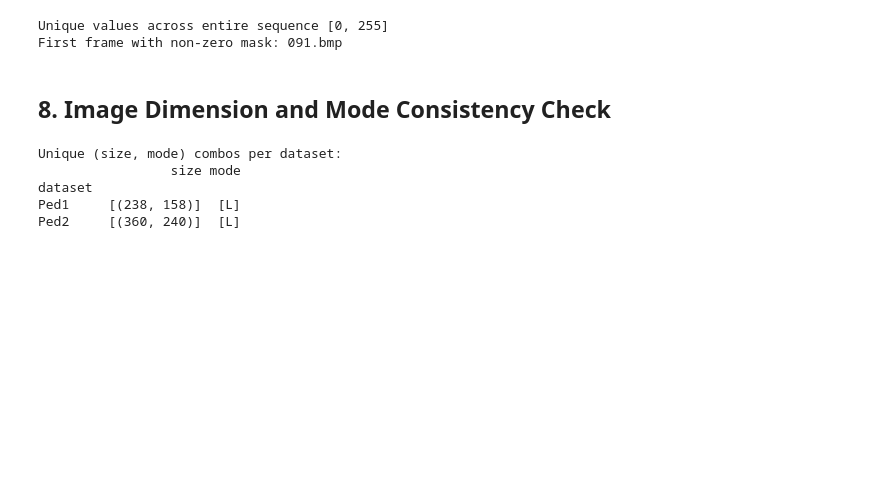
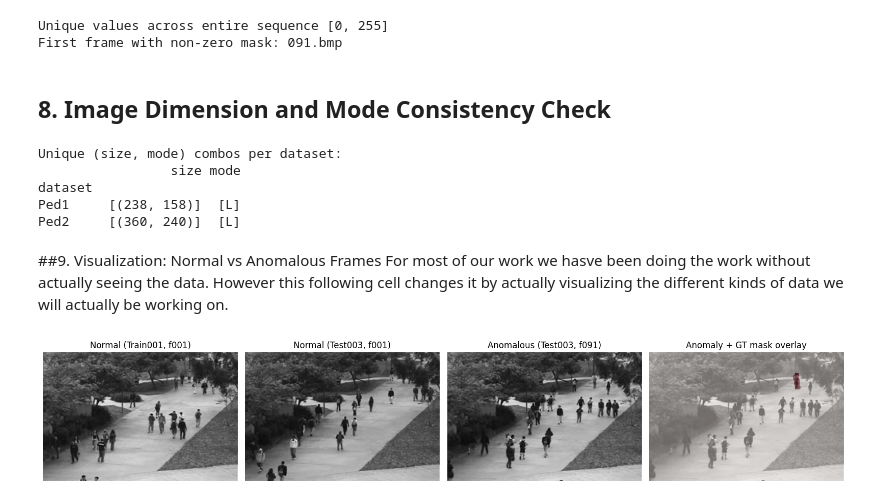
Before and after one commit to Rishabh-G-Shetye/SurveillanceAnomalyDetection, a Jupyter notebook: notebooks/02_ucsd_dataset_exploration.ipynb, the cells around one changed output. Cells and saved outputs as stored; diff of their text form; code cells hidden in the pictures; blank space fills up the shorter version.

Commit message:
Comprehensive exploration and validation of the UCSD Anomaly Dataset

```diff
--- a/notebooks/02_ucsd_dataset_exploration.ipynb
+++ b/notebooks/02_ucsd_dataset_exploration.ipynb
@@ -239,3 +239,28 @@ Unique (size, mode) combos per dataset:
 dataset
 Ped1     [(238, 158)]  [L]
 Ped2     [(360, 240)]  [L]
+# %% [markdown]
+##9. Visualization: Normal vs Anomalous Frames
+For most of our work we hasve been doing the work without actually seeing the data. However this following cell changes it by actually visualizing the different kinds of data we will actually be working on.
+# %%
+def load_gray(path: Path) -> np.ndarray:
+  return np.array(Image.open(path).convert("L"))
+
+normal_train = load_gray(PED1_PATH / "Train" / "Train001" / "001.tif")
+normal_test = load_gray(PED1_PATH / "Test" / "Test003" / "001.tif")
+anomaly_frame = load_gray(PED1_PATH / "Test" / "Test003" / "091.tif")
+anomaly_mask = load_gray(PED1_PATH / "Test" / "Test003_gt" / "091.bmp")
+
+fig, axes = plt.subplots(1, 4, figsize=(16, 4))
+axes[0].imshow(normal_train, cmap="gray"); axes[0].set_title("Normal (Train001, f001)")
+axes[1].imshow(normal_test, cmap="gray"); axes[1].set_title("Normal (Test003, f001)")
+axes[2].imshow(anomaly_frame, cmap="gray"); axes[2].set_title("Anomalous (Test003, f091)")
+axes[3].imshow(anomaly_frame, cmap="gray")
+axes[3].imshow(anomaly_mask, cmap="Reds", alpha=0.4)
+axes[3].set_title("Anomaly + GT mask overlay")
+for ax in axes:
+    ax.axis("off")
+plt.tight_layout()
+plt.show()
+# %% [output]
+[figure, added]
```
Also changed, not shown: parts of 7 cells of this notebook.
